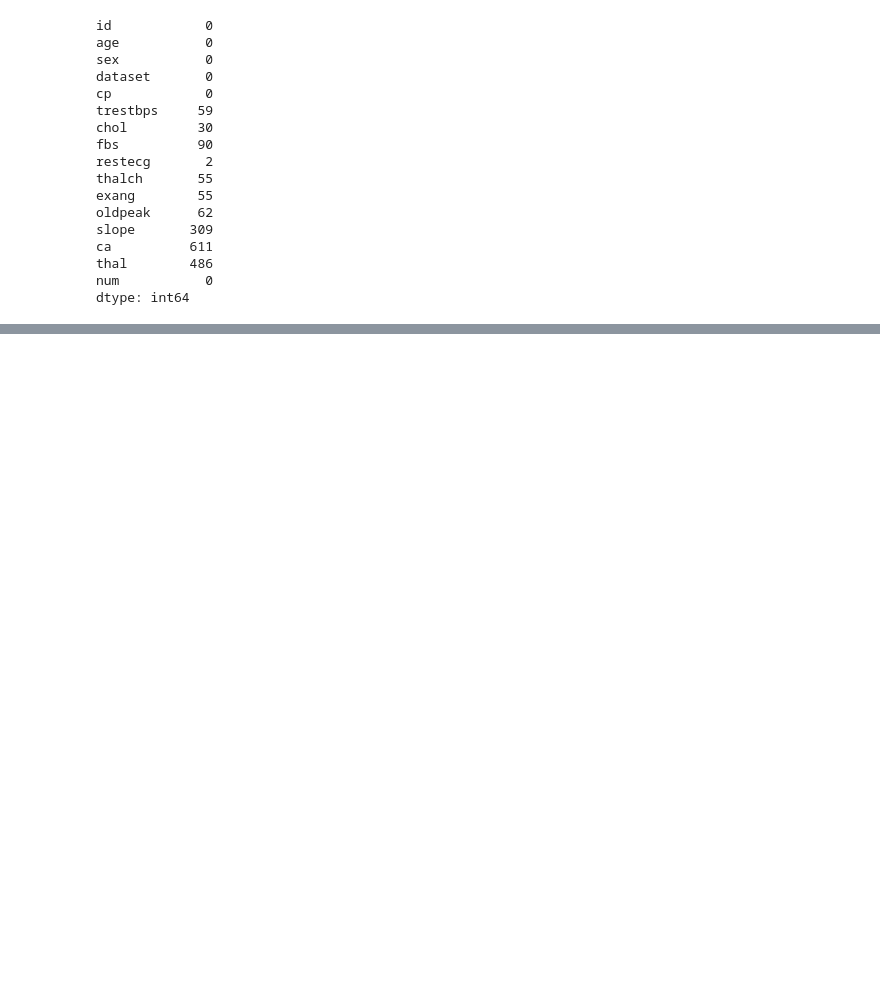
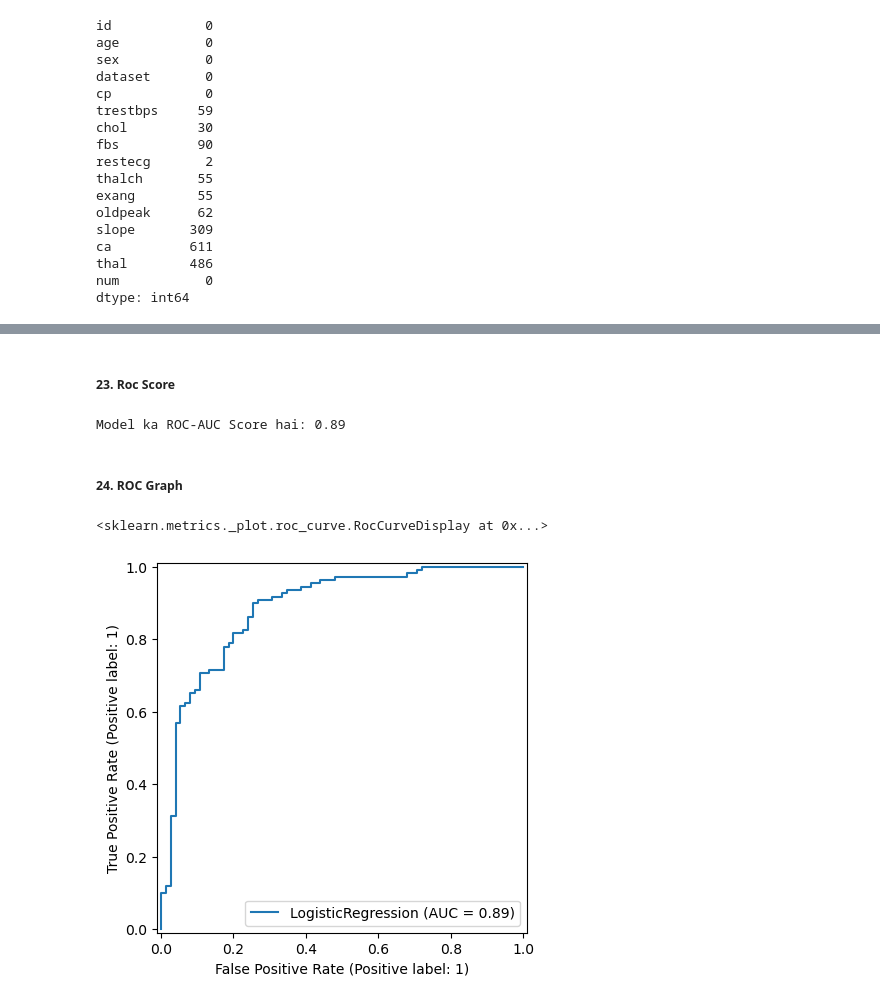
Before and after one commit to MuteebaAly/ML_Engineer_Internship, a Jupyter notebook: Task_3/Heart_Diseases_prediction.ipynb, the cells around one changed output, grey strips where cells are left out. Saved outputs shown, nothing was run; the diff lists cells and outputs as text; code cells hidden in the pictures; blank space fills up the shorter version.

```diff
--- a/Task_3/Heart_Diseases_prediction.ipynb
+++ b/Task_3/Heart_Diseases_prediction.ipynb
@@ -78,0 +224,4 @@ AttributeError: module 'numpy' has no attribute 'fillna'
+# %%
+#Features (X) anf Target (y)
+X = data.drop(columns=['num'])
+y = data['num']
@@ -78,0 +325,16 @@ AttributeError: module 'numpy' has no attribute 'fillna'
+# %% [markdown]
+##### 23. Roc Score
+# %%
+#On  Test data calculate probabilities to check the score of AUC
+auc_score = roc_auc_score(y_test, y_pred_proba)
+
+print(f"Model ka ROC-AUC Score hai: {auc_score:.2f}")
+# %% [output]
+Model ka ROC-AUC Score hai: 0.89
+# %% [markdown]
+##### 24. ROC Graph
+# %%
+RocCurveDisplay.from_estimator(model_LR, X_test_scaled, y_test) #automaticall calculate probability and print the auc score
+# %% [output]
+<sklearn.metrics._plot.roc_curve.RocCurveDisplay at 0x...>
+[figure, added]
```
Also changed, not shown: parts of 43 cells of this notebook.
